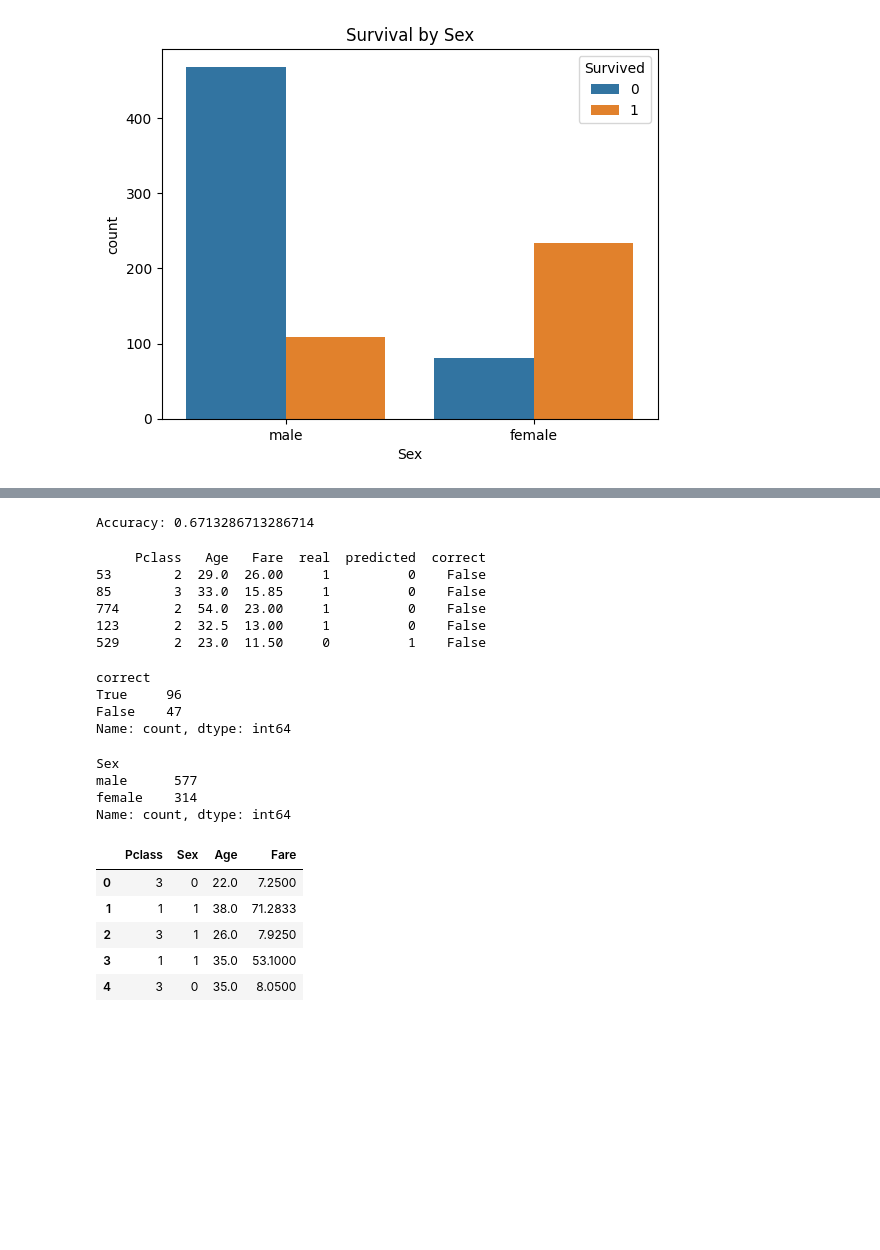
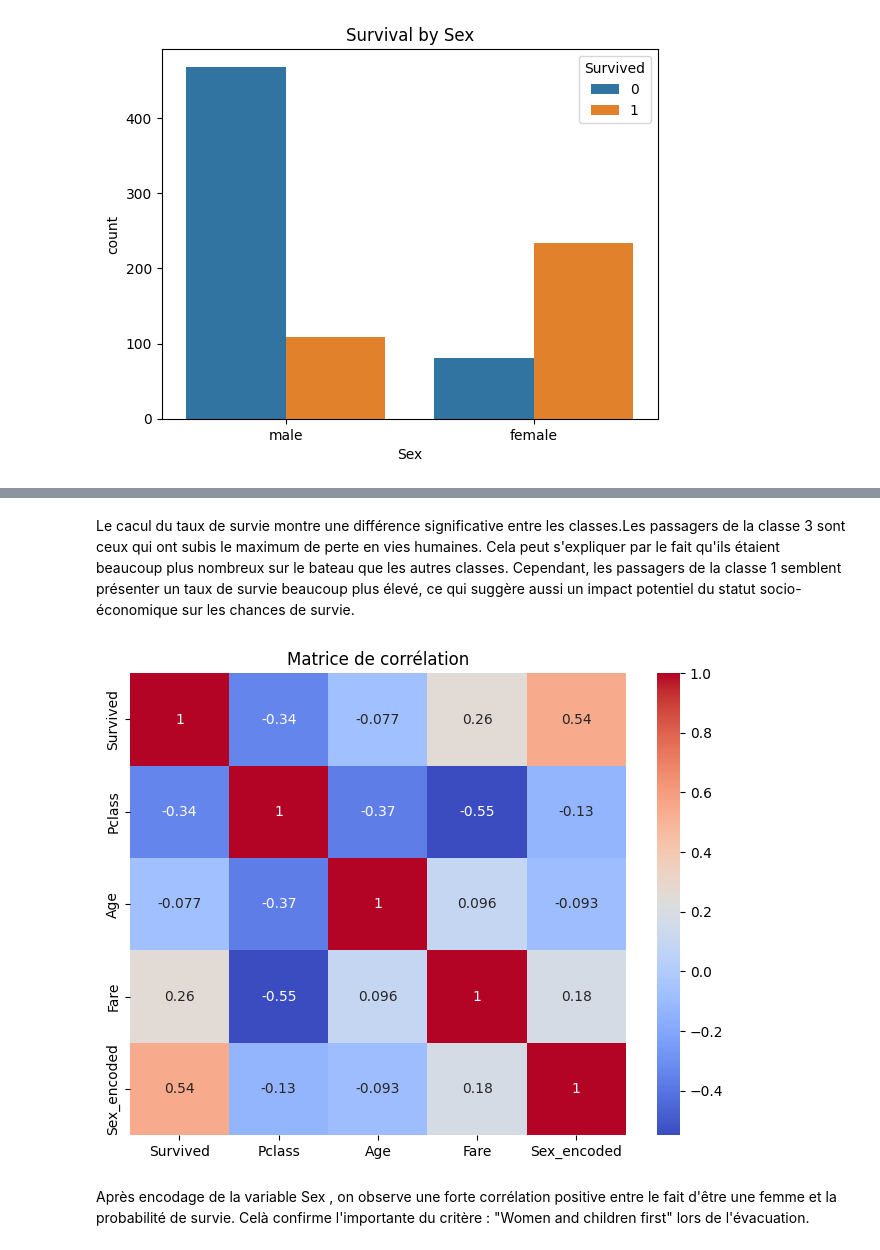
Before and after one commit to Safariyatousani/titanic-survival-prediction, a Jupyter notebook: notebooks/01_eda.ipynb, the cells around one changed output, grey strips where cells are left out. Cells and saved outputs as stored; diff of their text form; code cells hidden in the pictures; blank space fills up the shorter version.

```diff
--- a/notebooks/01_eda.ipynb
+++ b/notebooks/01_eda.ipynb
@@ -77,60 +102,20 @@ plt.show()
 [figure]
-# %%
-from sklearn.model_selection import train_test_split
-from sklearn.linear_model import LogisticRegression
-from sklearn.metrics import accuracy_score
-
-df_model = df[["Survived","Pclass", "Age", "Fare"]].dropna()
-
-x = df_model[["Pclass", "Age", "Fare"]]
-y = df_model["Survived"]
-
-x_train, x_test, y_train, y_test = train_test_split( x, y, test_size = 0.2, random_state = 42)
-model = LogisticRegression(max_iter= 1000)
-model.fit(x_train, y_train)
-
-y_pred = model.predict(x_test)
-print("Accuracy:", accuracy_score(y_test, y_pred))
-# %% [output]
-Accuracy: 0.6713286713286714
-# %%
-results = x_test.copy()
-results["real"] = y_test
-results ["predicted"] = y_pred
-results["correct"] = results["real"] == results["predicted"]
-errors = results[results["correct"]==False]
-print(errors.head())
-results["correct"].value_counts()
-# %% [output]
-     Pclass   Age   Fare  real  predicted  correct
-53        2  29.0  26.00     1          0    False
-85        3  33.0  15.85     1          0    False
-774       2  54.0  23.00     1          0    False
-123       2  32.5  13.00     1          0    False
-529       2  23.0  11.50     0          1    False
-correct
-True     96
-False    47
-Name: count, dtype: int64
-# %%
-df["Sex"].value_counts()
-# %% [output]
-Sex
-male      577
-female    314
-Name: count, dtype: int64
-# %%
-df_model = df[["Survived", "Pclass", "Sex", "Age", "Fare"]].dropna()
-
-x = df_model[["Pclass", "Sex","Age", "Fare"]]
-y = df_model["Survived"]
-X = x.copy()
-X["Sex"] = X["Sex"].map({"male": 0, "female": 1})
-X.head()
-# %% [output]
-|  | Pclass | Sex | Age | Fare |
-| 0 | 3 | 0 | 22.0 | 7.2500 |
-| 1 | 1 | 1 | 38.0 | 71.2833 |
-| 2 | 3 | 1 | 26.0 | 7.9250 |
-| 3 | 1 | 1 | 35.0 | 53.1000 |
-| 4 | 3 | 0 | 35.0 | 8.0500 |
+# %% [markdown]
+Le cacul du taux de survie montre une différence significative entre les classes.Les passagers de la classe 3 sont ceux qui ont subis le maximum de perte en vies humaines. Cela peut s'expliquer par le fait qu'ils étaient beaucoup plus nombreux sur le bateau que les autres classes. Cependant, les passagers de la classe 1 semblent présenter un taux de survie beaucoup plus élevé, ce qui suggère aussi un impact potentiel du statut socio-économique sur les chances de survie.
+# %%
+# Création d'une copie pour l'analyse
+df_corr = df.copy()
+
+# Encodage de la variable Sex
+df_corr["Sex_encoded"] = df_corr["Sex"].map({"male" : 0, "female" : 1})
+
+# Matrice de corrélation
+plt.figure(figsize = (8,6))
+sns.heatmap(df_corr[["Survived", "Pclass", "Age", "Fare", "Sex_encoded"]].corr(), annot = True, cmap = "coolwarm")
+plt.title("Matrice de corrélation")
+plt.show()
+# %% [output]
+[figure, added]
+# %% [markdown]
+Après encodage de la variable Sex , on observe une forte corrélation positive entre le fait d'être une femme et la probabilité de survie.
+Celà confirme l'importante du critère : "Women and children first" lors de l'évacuation.
```
Also changed, not shown: parts of 16 cells of this notebook.
